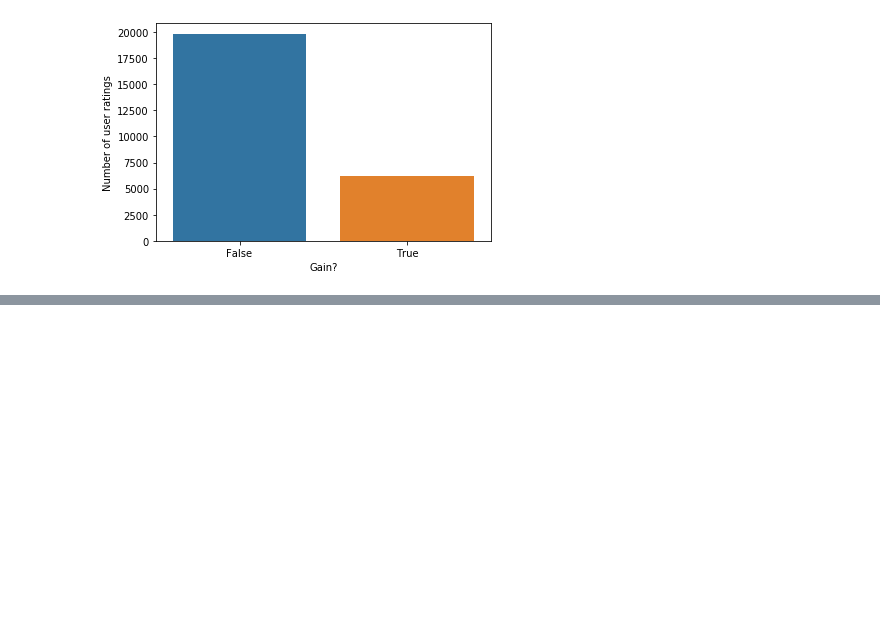
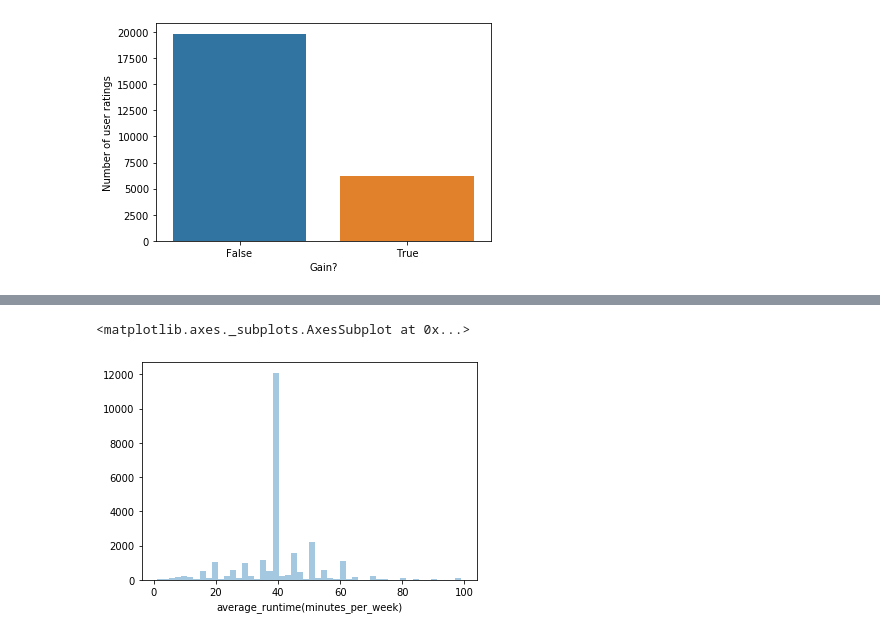
Before and after one commit to srijansingh53/Ad-Success-prediction-hackerearth, a Jupyter notebook: EDA.ipynb, the cells around one changed output, grey strips where cells are left out. Drawn from its saved outputs; the diff is of its cells as text; code cells hidden in the pictures; blank space fills up the shorter version.

```diff
--- a/EDA.ipynb
+++ b/EDA.ipynb
@@ -34,0 +94,5 @@ sns.scatterplot(x="average_runtime(minutes_per_week)", y="ratings", data=df)
+# %%
+sns.distplot( df['average_runtime(minutes_per_week)'], kde=False)
+# %% [output]
+<matplotlib.axes._subplots.AxesSubplot at 0x...>
+[figure, added]
```
Also changed, not shown: parts of 7 cells of this notebook.
